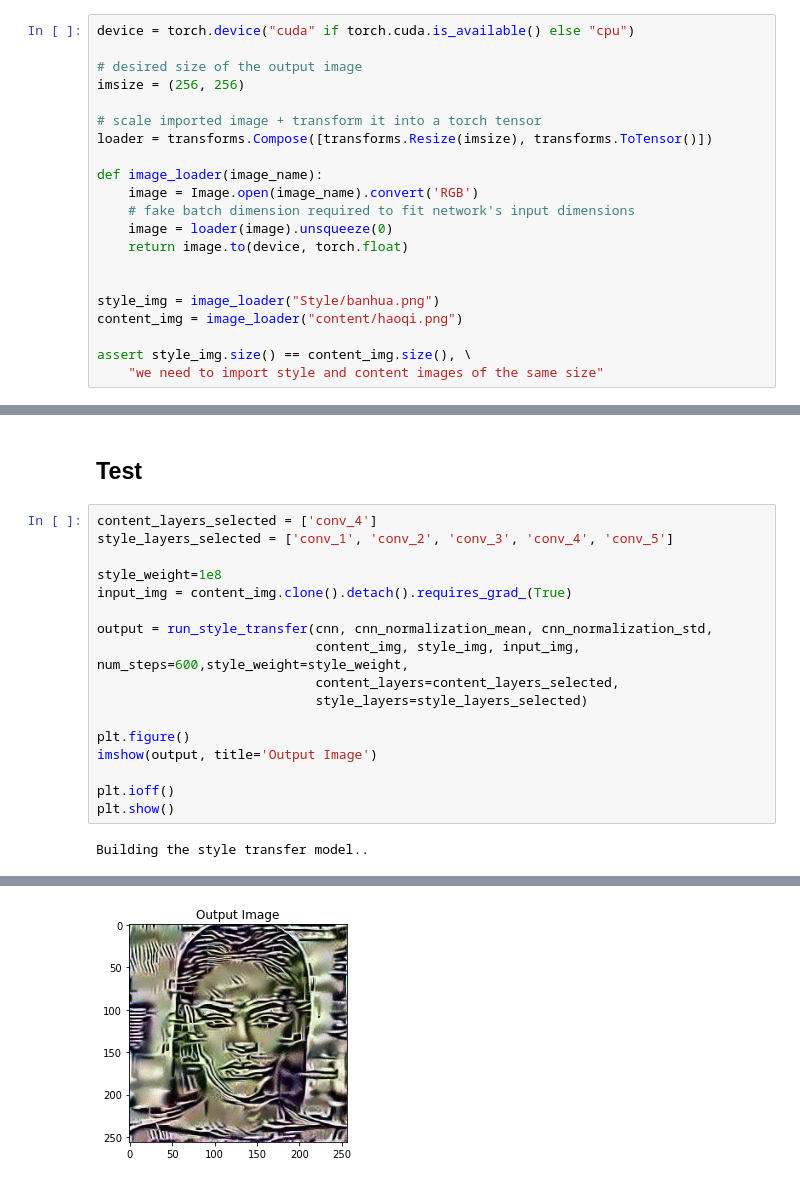
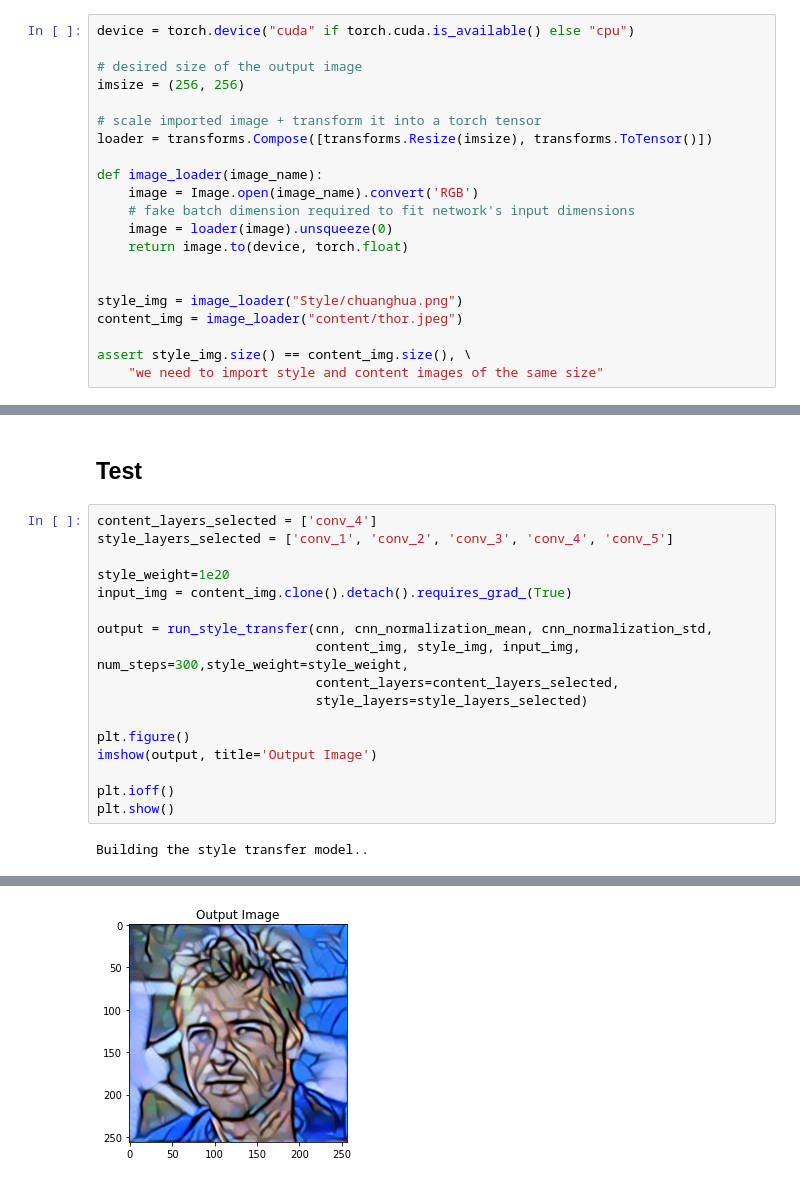
Before and after one commit to H40Q1/585project, a Jupyter notebook: project.ipynb, the cells around one changed output, grey strips where cells are left out. Saved outputs shown, nothing was run; the diff lists cells and outputs as text.

```diff
--- a/project.ipynb
+++ b/project.ipynb
@@ -29,8 +29,8 @@ def image_loader(image_name):
     return image.to(device, torch.float)
 
 
-style_img = image_loader("Style/banhua.png")
-content_img = image_loader("content/haoqi.png")
+style_img = image_loader("Style/chuanghua.png")
+content_img = image_loader("content/thor.jpeg")
 
 assert style_img.size() == content_img.size(), \
     "we need to import style and content images of the same size"
@@ -232,11 +231,11 @@ def run_style_transfer(cnn, normalization_mean, normalization_std,
 content_layers_selected = ['conv_4']
 style_layers_selected = ['conv_1', 'conv_2', 'conv_3', 'conv_4', 'conv_5']
 
-style_weight=1e8
+style_weight=1e20
 input_img = content_img.clone().detach().requires_grad_(True)
 
 output = run_style_transfer(cnn, cnn_normalization_mean, cnn_normalization_std,
-                            content_img, style_img, input_img, num_steps=600,style_weight=style_weight,
+                            content_img, style_img, input_img, num_steps=300,style_weight=style_weight,
                             content_layers=content_layers_selected,
                             style_layers=style_layers_selected)
 
@@ -267 +267 @@ Style Loss : 311842.062500 Content Loss: 64.400528
-[figure, old version]
+[figure, new version]
```
Also changed, not shown: parts of 4 cells of this notebook, 39 other files.
